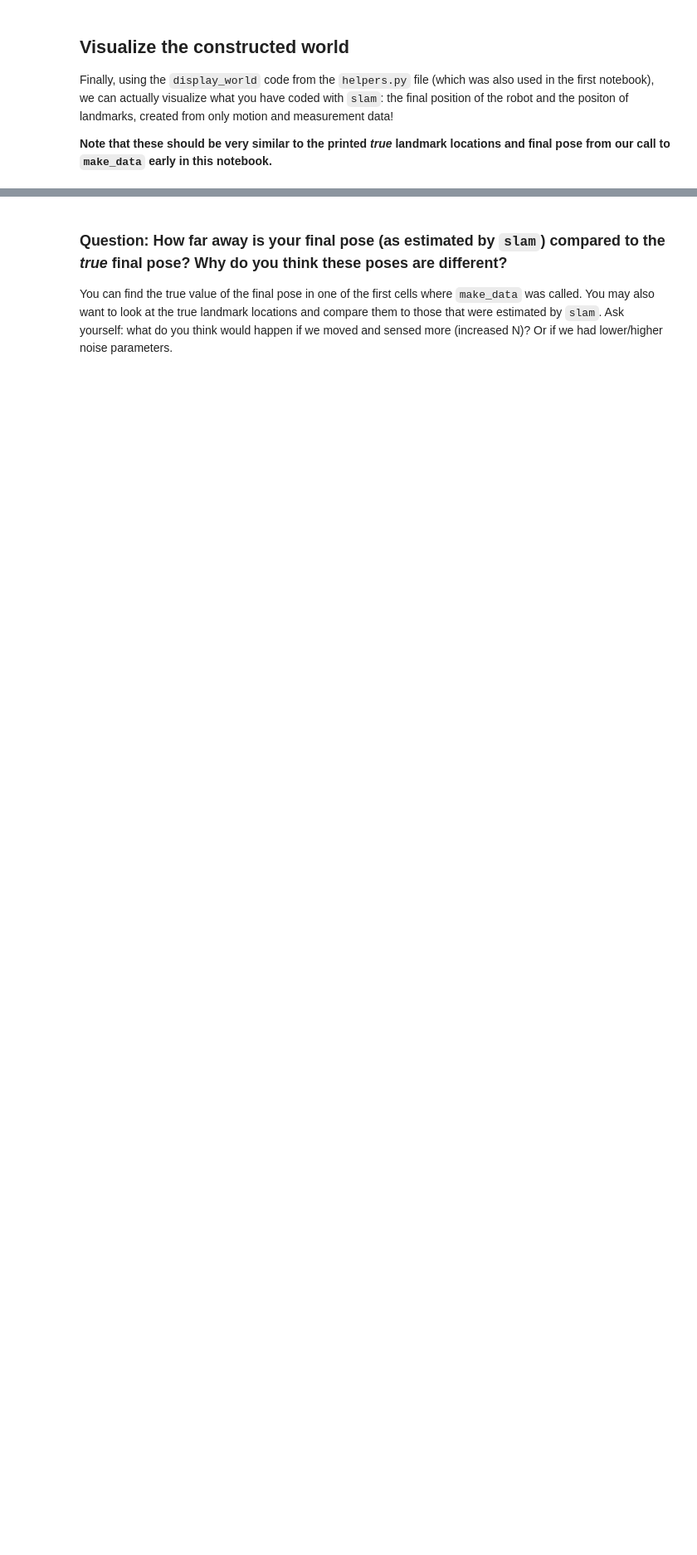
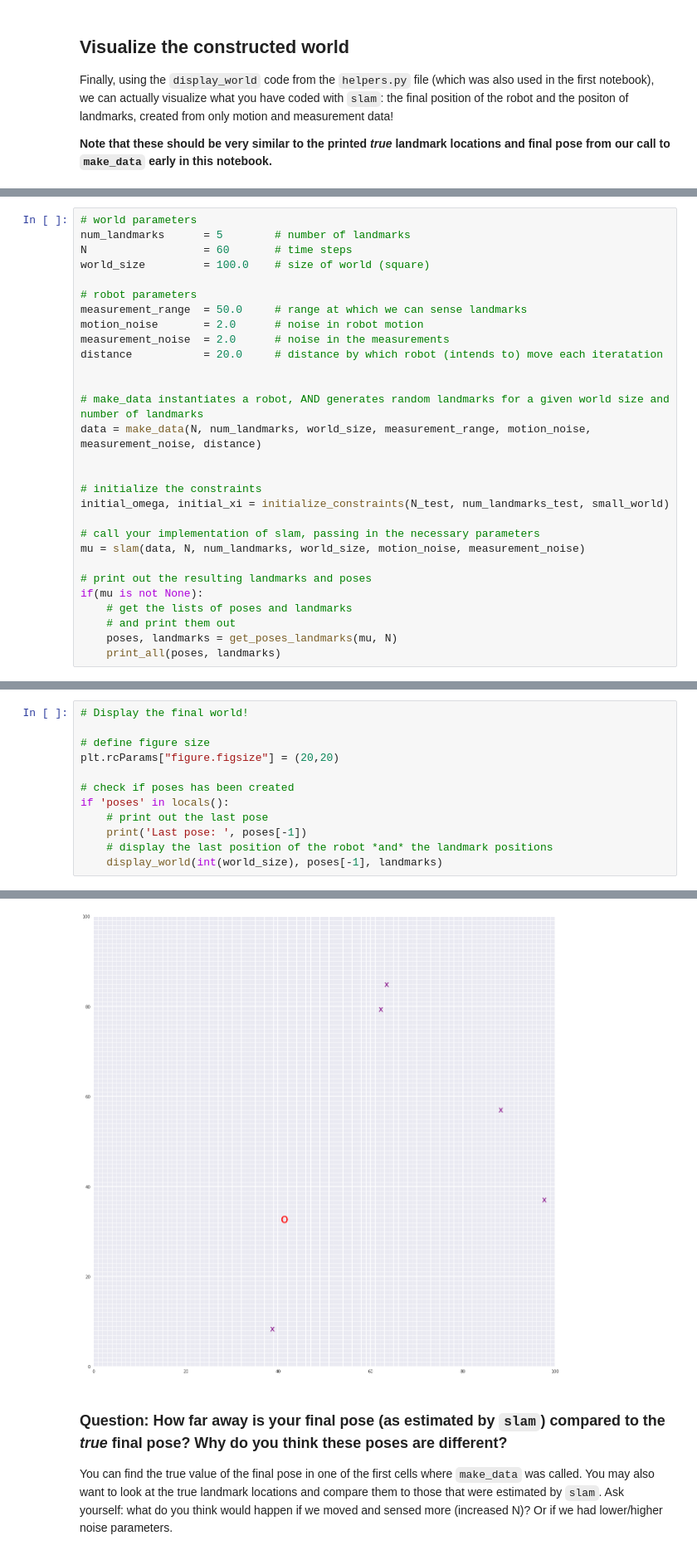
Before and after one commit to sijoonlee/deep_learning, a Jupyter notebook: cvnd/P3_Implement_SLAM/3. Landmark Detection and Tracking.ipynb, the cells around one changed output, grey strips where cells are left out. Shown: that part at 83% size. Cells and saved outputs as stored; diff of their text form; blank space fills up the shorter version.

```diff
--- a/cvnd/P3_Implement_SLAM/3. Landmark Detection and Tracking.ipynb
+++ b/cvnd/P3_Implement_SLAM/3. Landmark Detection and Tracking.ipynb
@@ -413,0 +419,29 @@ Last pose:  (59.5800112924241, 63.31535832350606)
+# %%
+# world parameters
+num_landmarks      = 5        # number of landmarks
+N                  = 60       # time steps
+world_size         = 100.0    # size of world (square)
+
+# robot parameters
+measurement_range  = 50.0     # range at which we can sense landmarks
+motion_noise       = 2.0      # noise in robot motion
+measurement_noise  = 2.0      # noise in the measurements
+distance           = 20.0     # distance by which robot (intends to) move each iteratation
+
+
+# make_data instantiates a robot, AND generates random landmarks for a given world size and number of landmarks
+data = make_data(N, num_landmarks, world_size, measurement_range, motion_noise, measurement_noise, distance)
+
+
+# initialize the constraints
+initial_omega, initial_xi = initialize_constraints(N_test, num_landmarks_test, small_world)
+
+# call your implementation of slam, passing in the necessary parameters
+mu = slam(data, N, num_landmarks, world_size, motion_noise, measurement_noise)
+
+# print out the resulting landmarks and poses
+if(mu is not None):
+    # get the lists of poses and landmarks
+    # and print them out
+    poses, landmarks = get_poses_landmarks(mu, N)
+    print_all(poses, landmarks)
@@ -413,0 +466,13 @@ Last pose:  (59.5800112924241, 63.31535832350606)
+# %%
+# Display the final world!
+
+# define figure size
+plt.rcParams["figure.figsize"] = (20,20)
+
+# check if poses has been created
+if 'poses' in locals():
+    # print out the last pose
+    print('Last pose: ', poses[-1])
+    # display the last position of the robot *and* the landmark positions
+    display_world(int(world_size), poses[-1], landmarks)
+# %% [output]
@@ -414,3 +480,4 @@ Last pose:  (59.5800112924241, 63.31535832350606)
+[figure, added]
 # %% [markdown]
 ### Question: How far away is your final pose (as estimated by `slam`) compared to the *true* final pose? Why do you think these poses are different?
 
```
Also changed, not shown: parts of 12 cells of this notebook, 2 other files.
